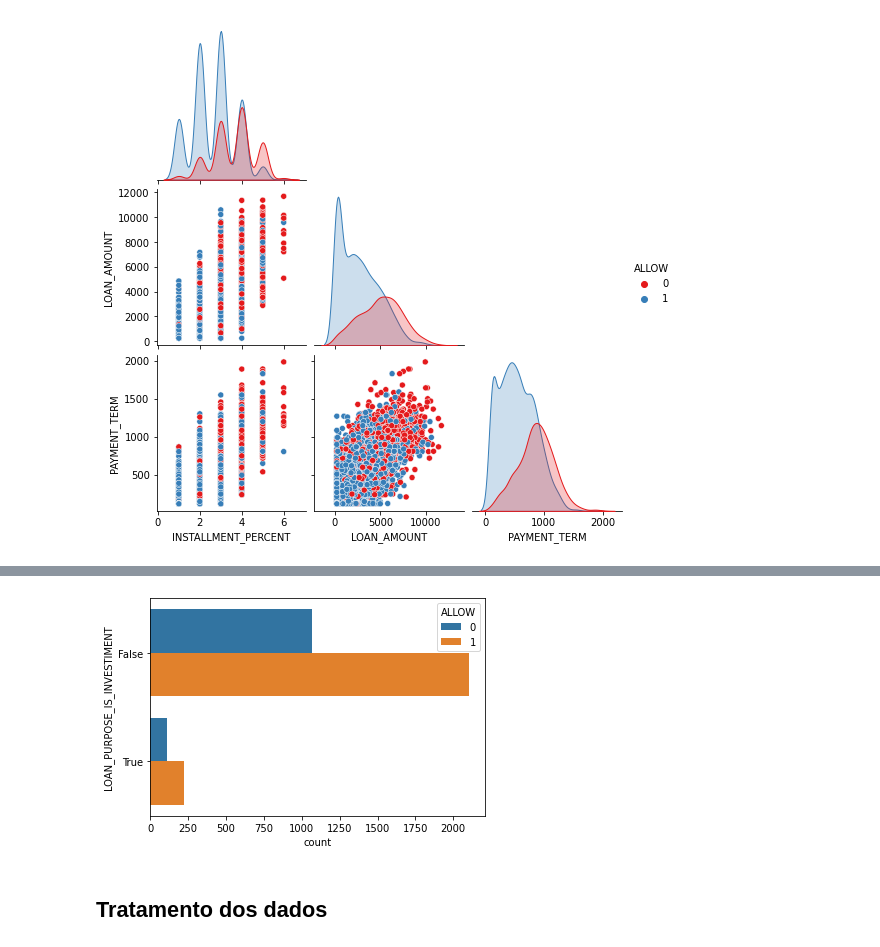
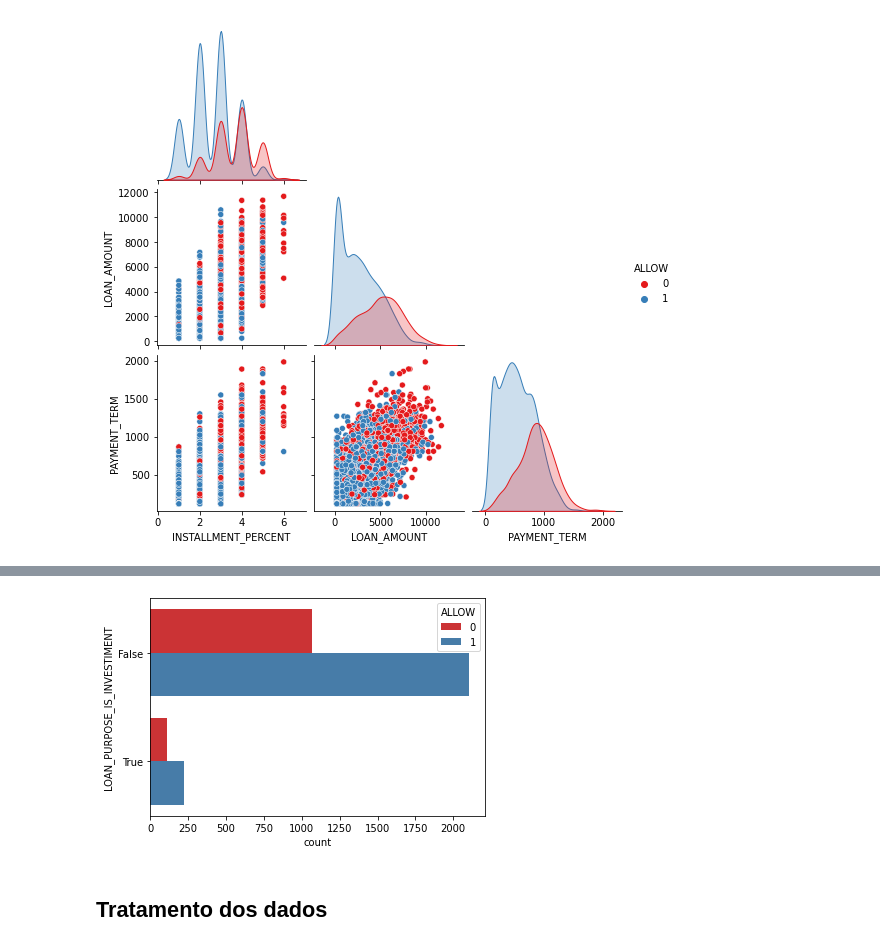
Before and after one commit to he7d3r/maratona-behind-the-code-2021, a Jupyter notebook: 1-bantotal/solução/notebook.ipynb, the cells around one changed output, grey strips where cells are left out. Cells and saved outputs as stored; diff of their text form; code cells hidden in the pictures.

```diff
--- a/1-bantotal/solução/notebook.ipynb
+++ b/1-bantotal/solução/notebook.ipynb
@@ -289,14 +289,14 @@ for col in sorted_cols:
 # %%
 temp = pd.concat(
     [df_train_processed, df_train_processed['LOAN_PURPOSE'].isin(['EDUCATION', 'RETRAINING', 'BUSINESS']).rename('LOAN_PURPOSE_IS_INVESTIMENT')],
     axis=1
 )
 risk_plot = sns.countplot(
-    data=temp, y='LOAN_PURPOSE_IS_INVESTIMENT', order=temp['LOAN_PURPOSE_IS_INVESTIMENT'].value_counts().index, orient='h', hue='ALLOW'
+    data=temp, y='LOAN_PURPOSE_IS_INVESTIMENT', order=temp['LOAN_PURPOSE_IS_INVESTIMENT'].value_counts().index, orient='h', hue='ALLOW', palette='Set1'
 )
 plt.show()
 # %% [output]
-[figure, old version]
+[figure, new version]
 # %% [markdown]
 ## Tratamento dos dados
 # %% [markdown]
```
Also changed, not shown: parts of 1 cell of this notebook.
